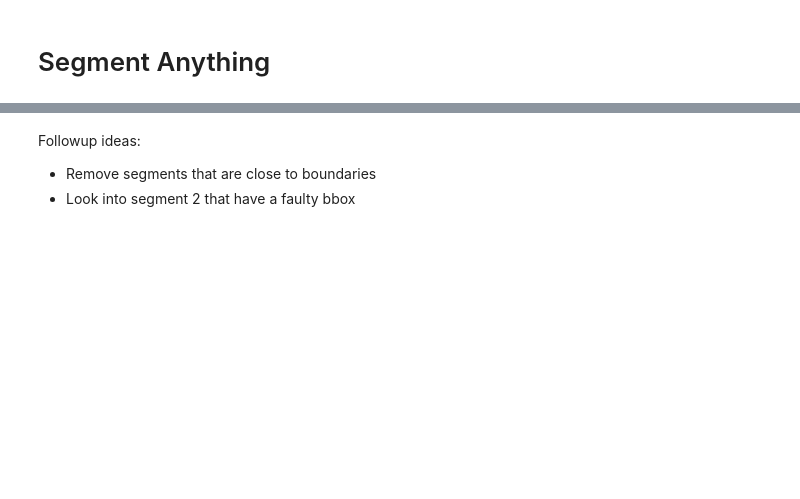
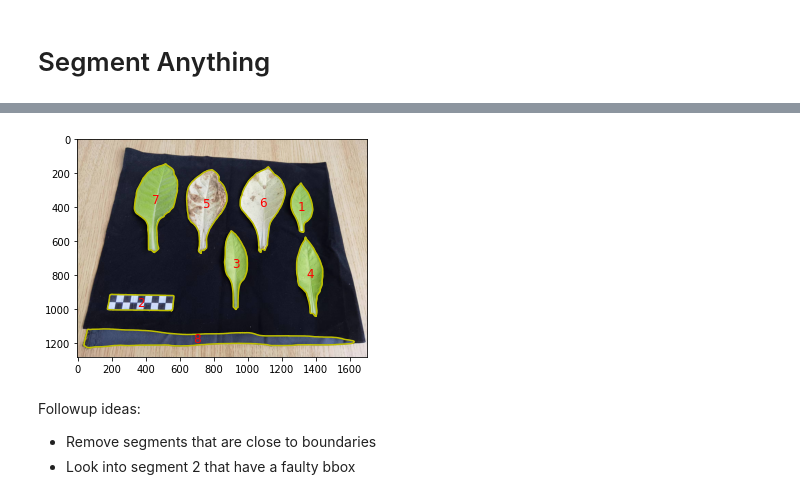
Before and after one commit to tanghaibao/bio-pipeline, a Jupyter notebook: notebooks/segment-anything/Segment Anything.ipynb, the cells around one changed output, grey strips where cells are left out. Cells and saved outputs as stored; diff of their text form; code cells hidden in the pictures; blank space fills up the shorter version.

```diff
--- a/notebooks/segment-anything/Segment Anything.ipynb
+++ b/notebooks/segment-anything/Segment Anything.ipynb
@@ -121,3 +129,22 @@ Retained 5 masks out of 10
+# %%
+from skimage.measure import find_contours, regionprops
+from math import pi
+
+fig, ax = plt.subplots()
+rp = regionprops(labels)
+for i, props in enumerate(rp):
+    i += 1
+    ax.imshow(labels == i, alpha=0.5)
+    contour = find_contours(labels == props.label, 0.5)[0]
+    y0, x0 = props.centroid
+    circularity = 4 * pi * props.area / props.perimeter**2
+    ax.text(x0, y0, f"{i}", fontsize=12, color="red", ha="center", va="center")
+    orientation = props.orientation
+    ax.plot(contour[:, 1], contour[:, 0], "y-")
+ax.imshow(test_img)
+plt.show()
+# %% [output]
+[figure, added]
 # %% [markdown]
 Followup ideas:
 
```
Also changed, not shown: parts of 3 cells of this notebook.
